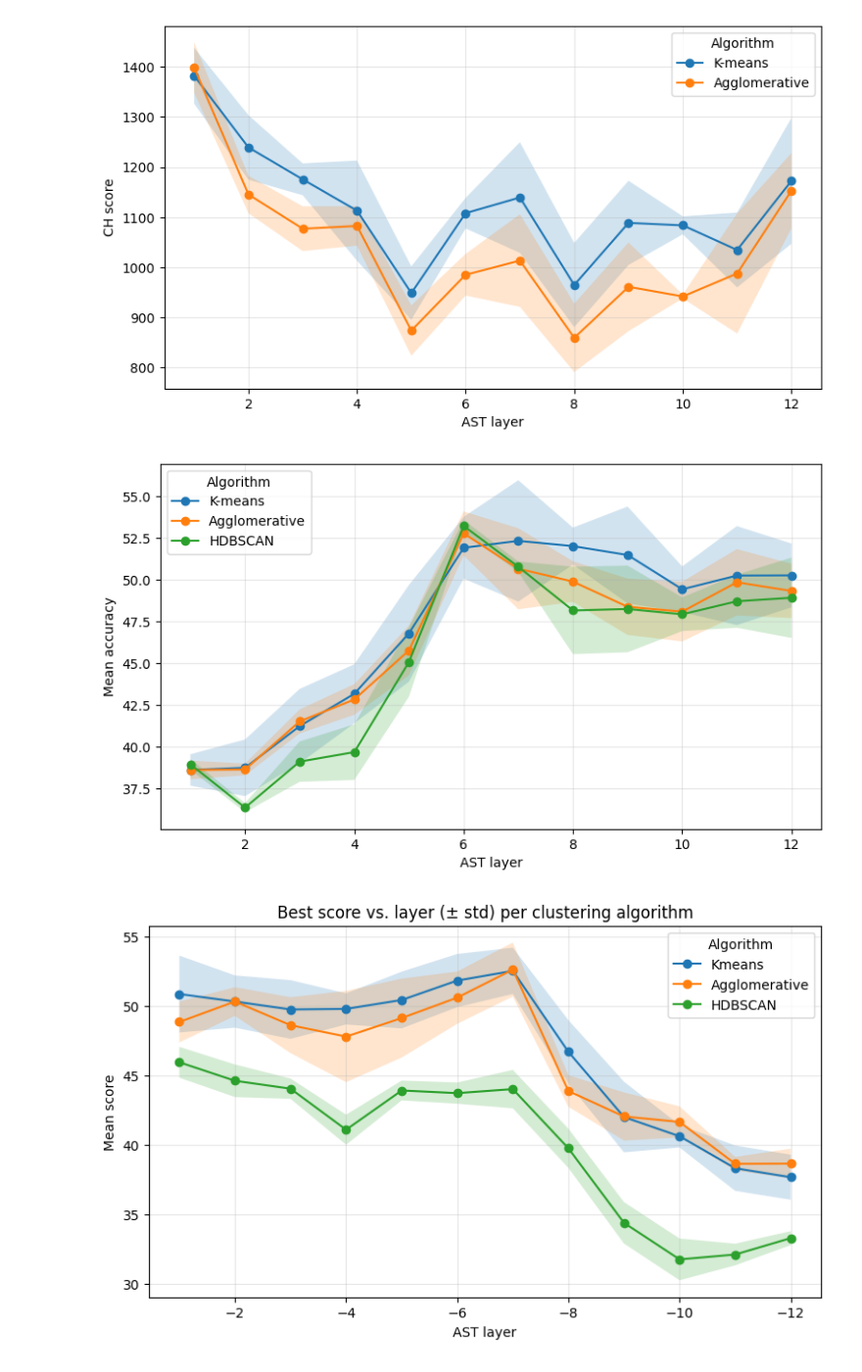
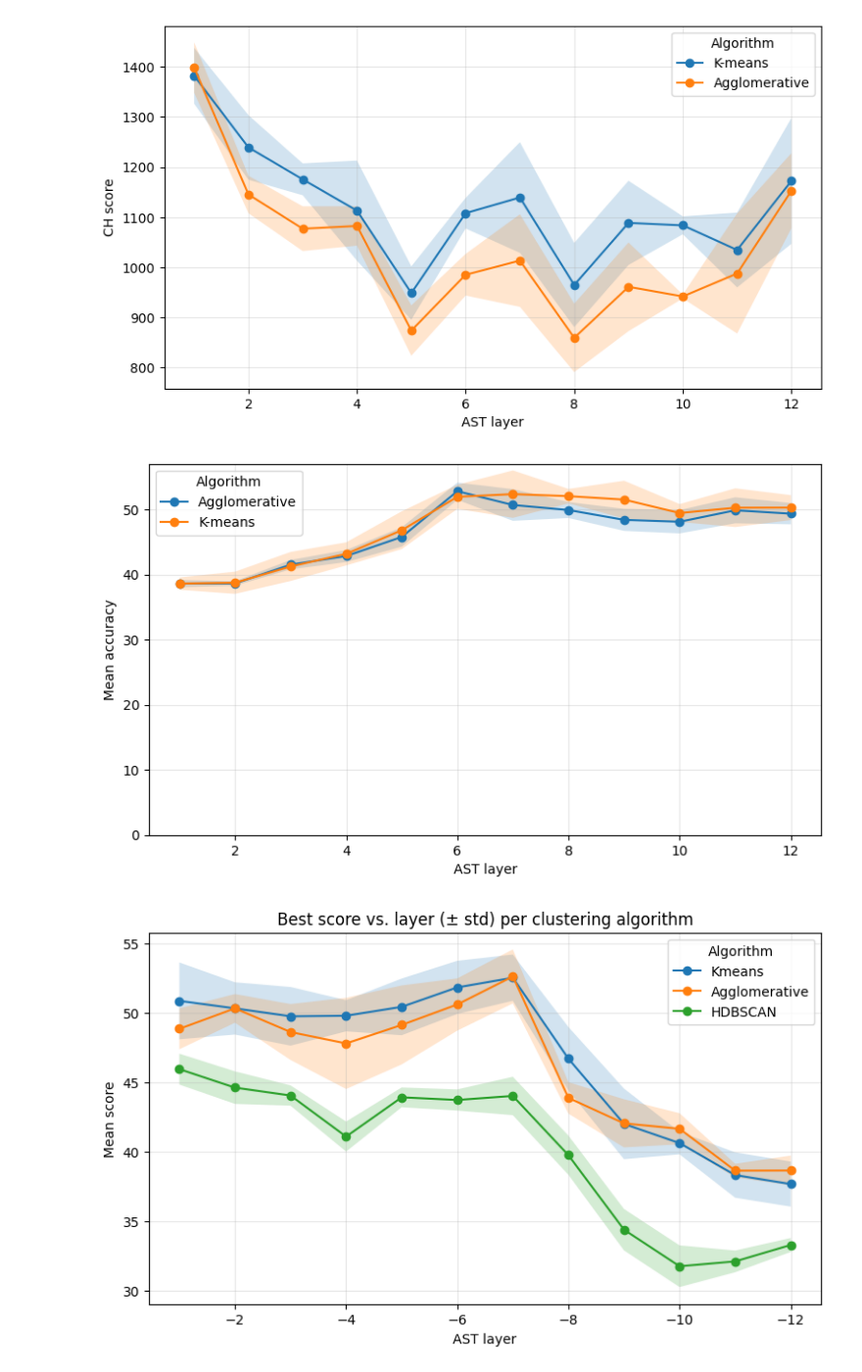
Before and after one commit to PulyaPolya/genres, a Jupyter notebook: ast_embedding_clustering.ipynb, the cells around one changed output. Shown at 98% size. Saved outputs shown, nothing was run; the diff lists cells and outputs as text; code cells hidden in the pictures.

```diff
--- a/ast_embedding_clustering.ipynb
+++ b/ast_embedding_clustering.ipynb
@@ -2456,9 +2515,12 @@ def  get_reduction_algorithms(df):
     #print(reductions_dict)
     return reductions_dict
 # %%
+import os
+import pandas as pd
 layer = -1
+base_path = r"P:\datasets\beat-this\embeddings\results"
 alg = "HDBSCAN"
-for layer in [-7]:
+for layer in [-7, -6, -1]:
     print(layer)
     path = os.path.join(base_path, "hdbscan", f"layer{layer}", f"{alg}_layer{layer}_mean_std_10_noise.csv")
     #print(path)
@@ -2897,37 +2976,37 @@ def results_to_df(results):
                 "method": d.get("method"),     # None / PCA / Umap / t-SNE (winner for that layer)
                 "hyperparams": d.get("hyperparams")
             })
     return pd.DataFrame(rows)
 
 df = results_to_df(best_results).sort_values("layer")
 
 # --- Line plot: best-per-layer per family, with std bands ---
 fig, ax = plt.subplots(figsize=(9,5))
 
-for fam in ["K-means","Agglomerative","HDBSCAN"]:
+for fam in ["Agglomerative", "K-means"]:
     sub = df[df["family"] == fam].sort_values("layer")
     if sub.empty:
         continue
     x = sub["layer"].values
     y = sub["mean"].values
     s = sub["std"].values
 
     ax.plot(x, y, marker="o", label=fam)
     ax.fill_between(x, y - s, y + s, alpha=0.2)
 
 ax.set_xlabel("AST layer")
 ax.set_ylabel("Mean accuracy")
 #ax.set_title("Best score vs. layer (± std) per clustering algorithm")
 ax.legend(title="Algorithm")
 ax.grid(True, alpha=0.3)
-
+ax.set_ylim(0, 57)
 # Optional: if your layers are negative indices (-1, -2, ...), this reads nicer reversed:
 #ax.invert_xaxis()
-#plt.savefig(r"C:\Polina\master\thesis\annotations\figures\layers_cluters_new.pdf")
+plt.savefig(r"C:\Polina\master\thesis\annotations\figures\layers_cluters_kmeans_aggl.pdf")
 
 plt.show()
 # %% [output]
-[figure, old version]
+[figure, new version]
 # %%
 import pandas as pd
 import numpy as np
```
Also changed, not shown: parts of 6 cells of this notebook, 1 other file.
